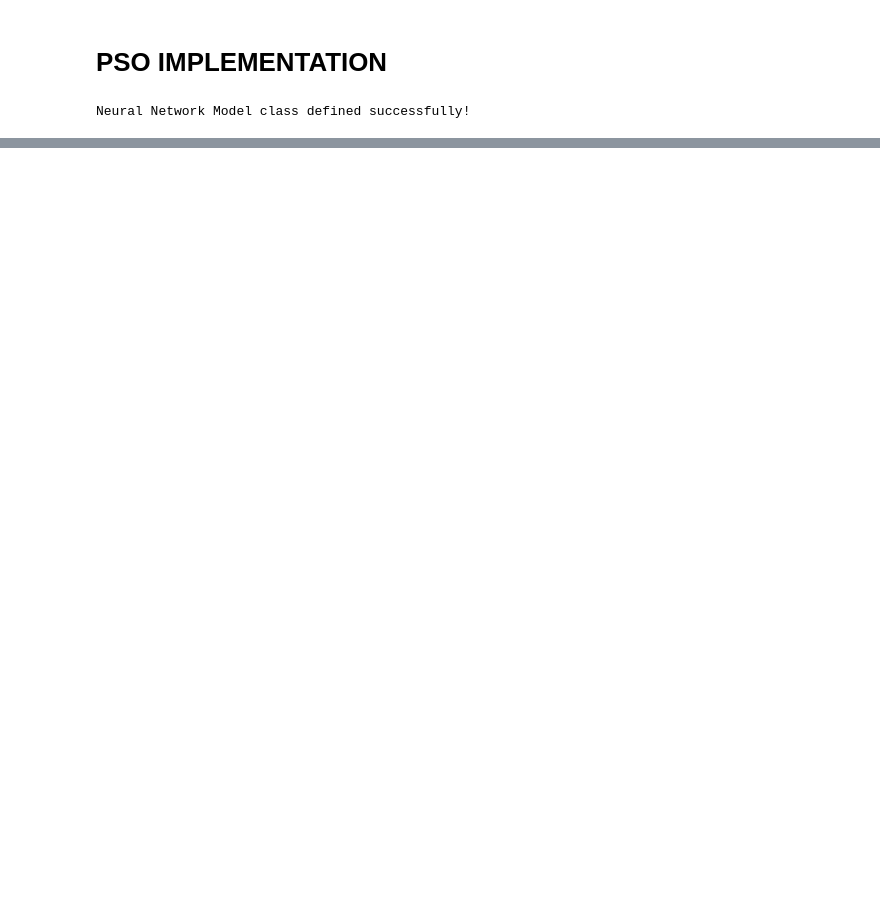
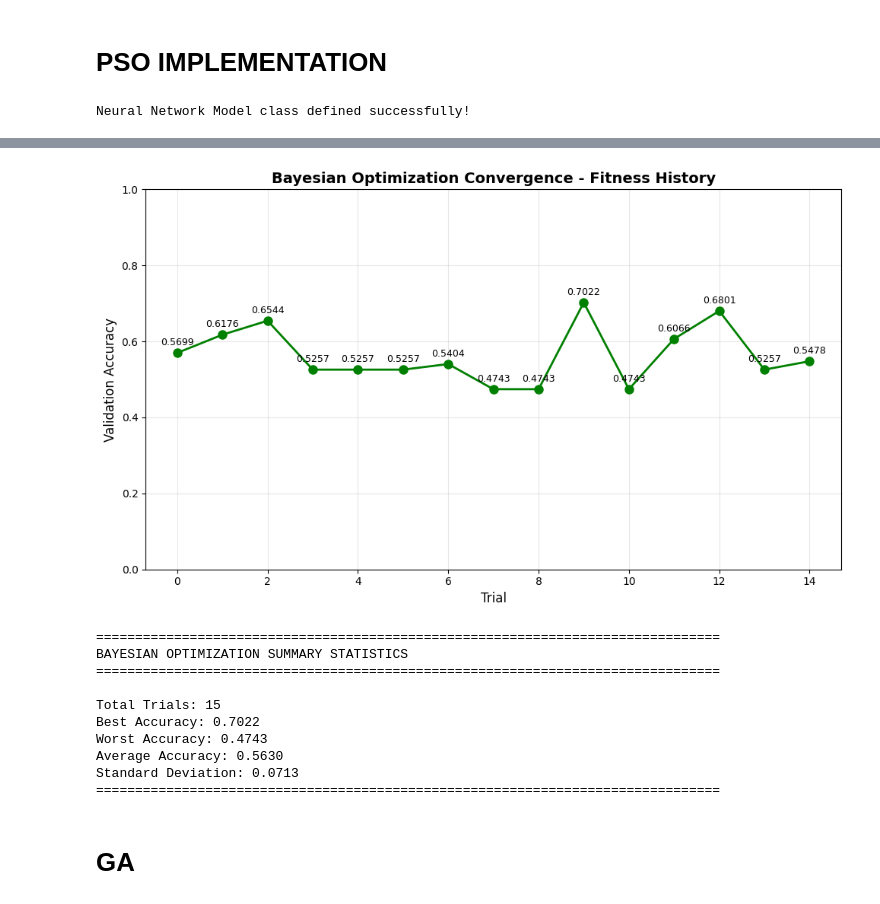
Before and after one commit to SATYAVARDHAN04/BRAIN_TUMOR_CLASSIFICATION, a Jupyter notebook: file.ipynb, the cells around one changed output, grey strips where cells are left out. Drawn from its saved outputs; the diff is of its cells as text; code cells hidden in the pictures; blank space fills up the shorter version.

Commit message:
brain

```diff
--- a/file.ipynb
+++ b/file.ipynb
@@ -740,21 +690,15 @@ Test set size: (272, 240, 240, 3)
 PSO training set size: (500, 240, 240, 3)
 # %%
-# Run PSO Optimization
+# Run Bayesian Optimization
 print("="*80)
-print("PARTICLE SWARM OPTIMIZATION - Brain Tumor Detection")
+print("BAYESIAN OPTIMIZATION - Brain Tumor Detection")
 print("="*80)
 
-# Initialize PSO with 4 particles
-pso = ParticleSwarmOptimization(
-    num_particles=4,
-    num_iterations=3,
-    inertia=0.7,
-    cognitive=1.5,
-    social=1.5
-)
+# Initialize Bayesian Optimizer with 15 trials
+optimizer = BayesianOptimizer(num_trials=15)
 
 # Run optimization
-best_position, best_fitness = pso.optimize(X_train_pso, X_val, y_train_pso, y_val)
+best_params, best_fitness, study = optimizer.optimize(X_train_pso, X_val, y_train_pso, y_val)
 
 print("\n" + "="*80)
 print("OPTIMIZATION COMPLETE")
@@ -810,26 +767,38 @@ print(best_params_df.to_string(index=False))
 # %%
-# Visualize PSO Fitness History
+# Visualize Bayesian Optimization Fitness History
 plt.figure(figsize=(10, 6))
-plt.plot(pso.fitness_history, marker='o', linewidth=2, markersize=8, color='blue')
-plt.xlabel('Iteration', fontsize=12)
-plt.ylabel('Best Fitness (Validation Accuracy)', fontsize=12)
-plt.title('PSO Convergence - Fitness History', fontsize=14, fontweight='bold')
+plt.plot(optimizer.fitness_history, marker='o', linewidth=2, markersize=8, color='green')
+plt.xlabel('Trial', fontsize=12)
+plt.ylabel('Validation Accuracy', fontsize=12)
+plt.title('Bayesian Optimization Convergence - Fitness History', fontsize=14, fontweight='bold')
 plt.grid(True, alpha=0.3)
 plt.ylim([0, 1])
-for i, fitness in enumerate(pso.fitness_history):
-    plt.text(i, fitness + 0.02, f'{fitness:.4f}', ha='center', fontsize=10)
+for i, fitness in enumerate(optimizer.fitness_history):
+    plt.text(i, fitness + 0.02, f'{fitness:.4f}', ha='center', fontsize=9)
 plt.tight_layout()
 plt.show()
 
-# Display all particles' final parameters
+# Display optimization summary statistics
 print("\n" + "="*80)
-print("ALL PARTICLES' FINAL PARAMETERS")
+print("BAYESIAN OPTIMIZATION SUMMARY STATISTICS")
 print("="*80)
-for i, particle in enumerate(pso.particles):
-    params = particle.get_params()
-    print(f"\nParticle {i + 1}:")
-    print(f"  • Learning Rate: {params['learning_rate']:.6f}")
-    print(f"  • Optimizer: {params['optimizer_type']}")
-    print(f"  • Activation Function: {params['activation']}")
-    print(f"  • Dropout Rate: {params['dropout_rate']:.4f}")
-    print(f"  • Best Fitness: {particle.best_fitness:.4f}")
+print(f"\nTotal Trials: {len(optimizer.fitness_history)}")
+print(f"Best Accuracy: {max(optimizer.fitness_history):.4f}")
+print(f"Worst Accuracy: {min(optimizer.fitness_history):.4f}")
+print(f"Average Accuracy: {np.mean(optimizer.fitness_history):.4f}")
+print(f"Standard Deviation: {np.std(optimizer.fitness_history):.4f}")
+print("="*80)
+# %% [output]
+[figure, added]
+================================================================================
+BAYESIAN OPTIMIZATION SUMMARY STATISTICS
+================================================================================
+
+Total Trials: 15
+Best Accuracy: 0.7022
+Worst Accuracy: 0.4743
+Average Accuracy: 0.5630
+Standard Deviation: 0.0713
+================================================================================
+# %% [markdown]
+# GA
```
Also changed, not shown: parts of 43 cells of this notebook.
